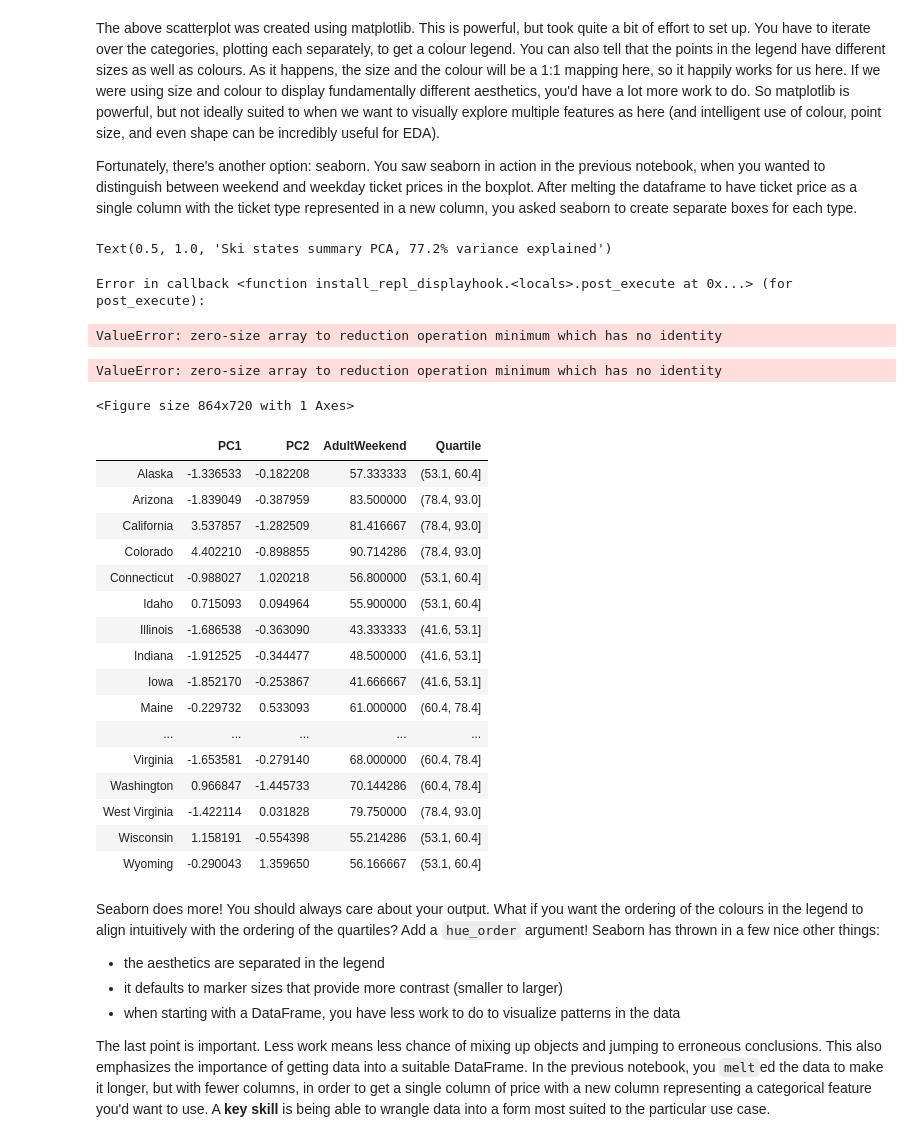
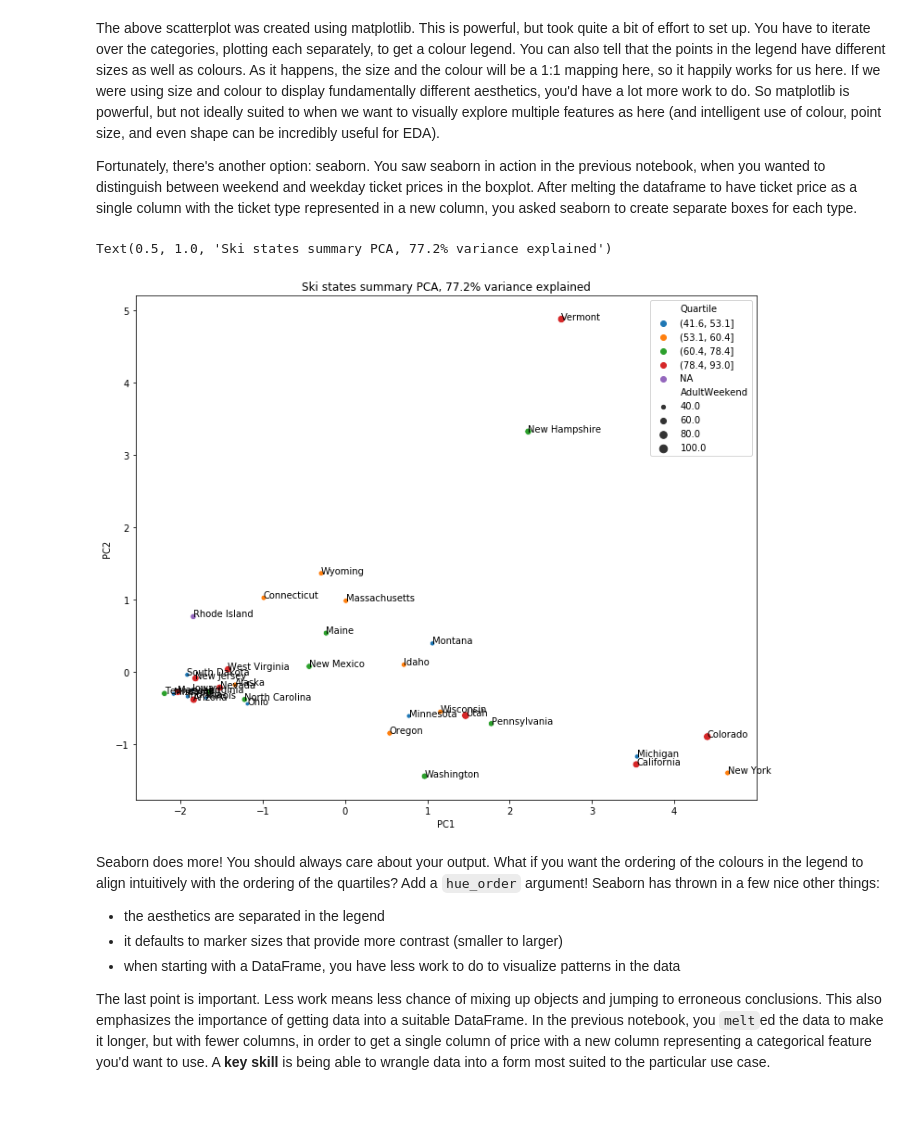
Before and after one commit to bipinsharma236/DataScienceGuidedCapstone, a Jupyter notebook: Notebooks/03_exploratory_data_analysis.ipynb, the cells around one changed output. Saved outputs shown, nothing was run; the diff lists cells and outputs as text; code cells hidden in the pictures; blank space fills up the shorter version.

```diff
--- a/Notebooks/03_exploratory_data_analysis.ipynb
+++ b/Notebooks/03_exploratory_data_analysis.ipynb
@@ -616,50 +600,27 @@ Fortunately, there's another option: seaborn. You saw seaborn in action in the p
 # %%
 #Code task 11#
 #Create a seaborn scatterplot by calling `sns.scatterplot`
 #Specify the dataframe pca_df as the source of the data,
 #specify 'PC1' for x and 'PC2' for y,
 #specify 'AdultWeekend' for the pointsize (scatterplot's `size` argument),
 #specify 'Quartile' for `hue`
 #specify pca_df.Quartile.cat.categories for `hue_order` - what happens with/without this?
 x = pca_df.PC1
 y = pca_df.PC2
 state = pca_df.index
 plt.subplots(figsize=(12, 10))
 # Note the argument below to make sure we get the colours in the ascending
 # order we intuitively expect!
-sns.scatterplot(x='PC1', y='PC2', size='AdultWeekend',  hue=pca_df.Quartile.tolist(),
+sns.scatterplot(x='PC1', y='PC2', size='AdultWeekend',  hue='Quartile',
                 hue_order=pca_df.Quartile.cat.categories, data=pca_df)
 #and we can still annotate with the state labels
 for s, x, y in zip(state, x, y):
     plt.annotate(s, (x, y))
 
 plt.title(f'Ski states summary PCA, {pc_var:.1f}% variance explained')
 # %% [output]
 Text(0.5, 1.0, 'Ski states summary PCA, 77.2% variance explained')
-Error in callback <function install_repl_displayhook.<locals>.post_execute at 0x...> (for post_execute):
-ValueError: zero-size array to reduction operation minimum which has no identity
-ValueError: zero-size array to reduction operation minimum which has no identity
-<Figure size 864x720 with 1 Axes>
+[figure, added]
-# %%
-pca_df
-# %% [output]
-|  | PC1 | PC2 | AdultWeekend | Quartile |
-| Alaska | -1.336533 | -0.182208 | 57.333333 | (53.1, 60.4] |
-| Arizona | -1.839049 | -0.387959 | 83.500000 | (78.4, 93.0] |
-| California | 3.537857 | -1.282509 | 81.416667 | (78.4, 93.0] |
-| Colorado | 4.402210 | -0.898855 | 90.714286 | (78.4, 93.0] |
-| Connecticut | -0.988027 | 1.020218 | 56.800000 | (53.1, 60.4] |
-| Idaho | 0.715093 | 0.094964 | 55.900000 | (53.1, 60.4] |
-| Illinois | -1.686538 | -0.363090 | 43.333333 | (41.6, 53.1] |
-| Indiana | -1.912525 | -0.344477 | 48.500000 | (41.6, 53.1] |
-| Iowa | -1.852170 | -0.253867 | 41.666667 | (41.6, 53.1] |
-| Maine | -0.229732 | 0.533093 | 61.000000 | (60.4, 78.4] |
-| ... | ... | ... | ... | ... |
-| Virginia | -1.653581 | -0.279140 | 68.000000 | (60.4, 78.4] |
-| Washington | 0.966847 | -1.445733 | 70.144286 | (60.4, 78.4] |
-| West Virginia | -1.422114 | 0.031828 | 79.750000 | (78.4, 93.0] |
-| Wisconsin | 1.158191 | -0.554398 | 55.214286 | (53.1, 60.4] |
-| Wyoming | -0.290043 | 1.359650 | 56.166667 | (53.1, 60.4] |
 # %% [markdown]
 Seaborn does more! You should always care about your output. What if you want the ordering of the colours in the legend to align intuitively with the ordering of the quartiles? Add a `hue_order` argument! Seaborn has thrown in a few nice other things:
 
```
Also changed, not shown: parts of 17 cells of this notebook, 1 other file.
